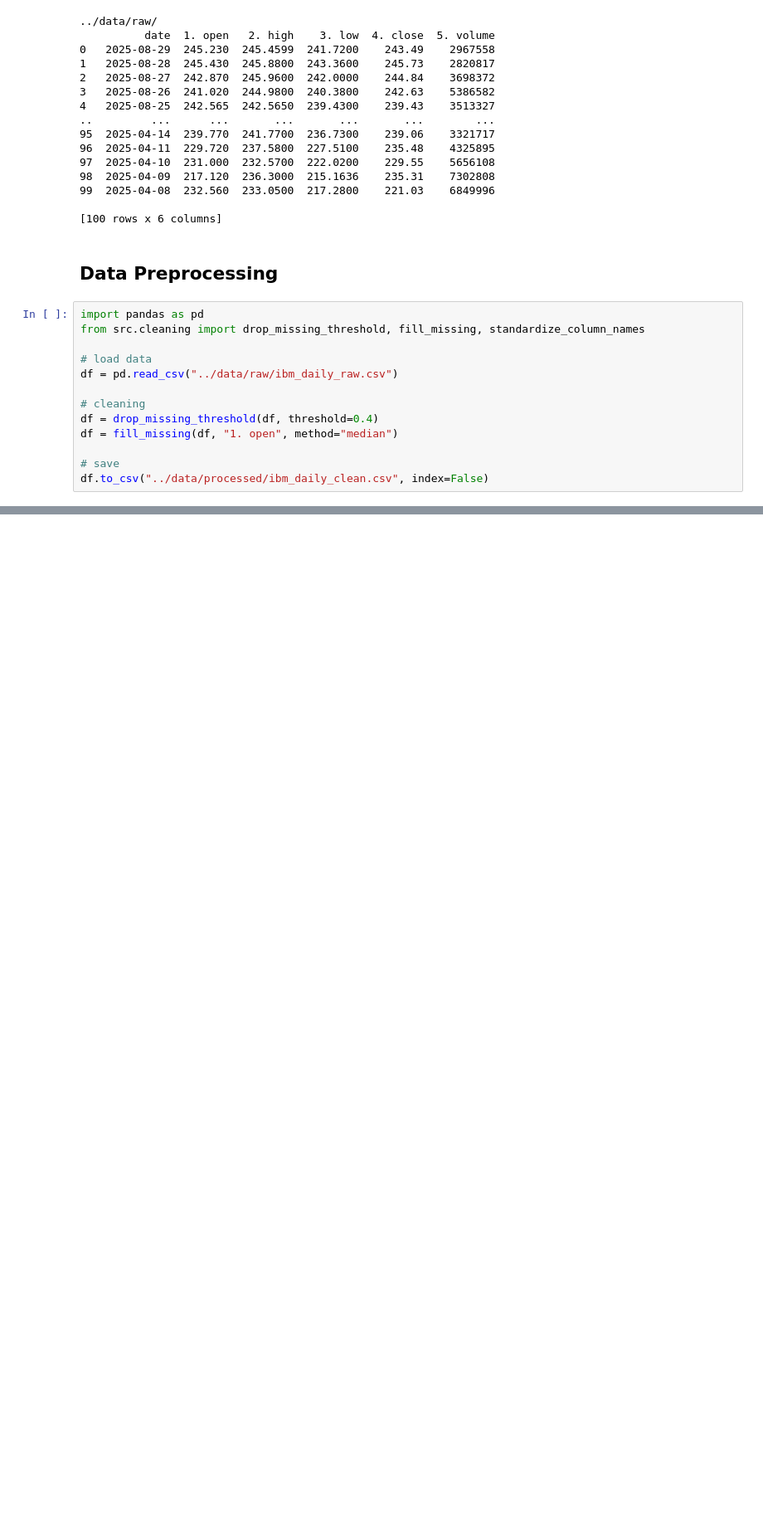
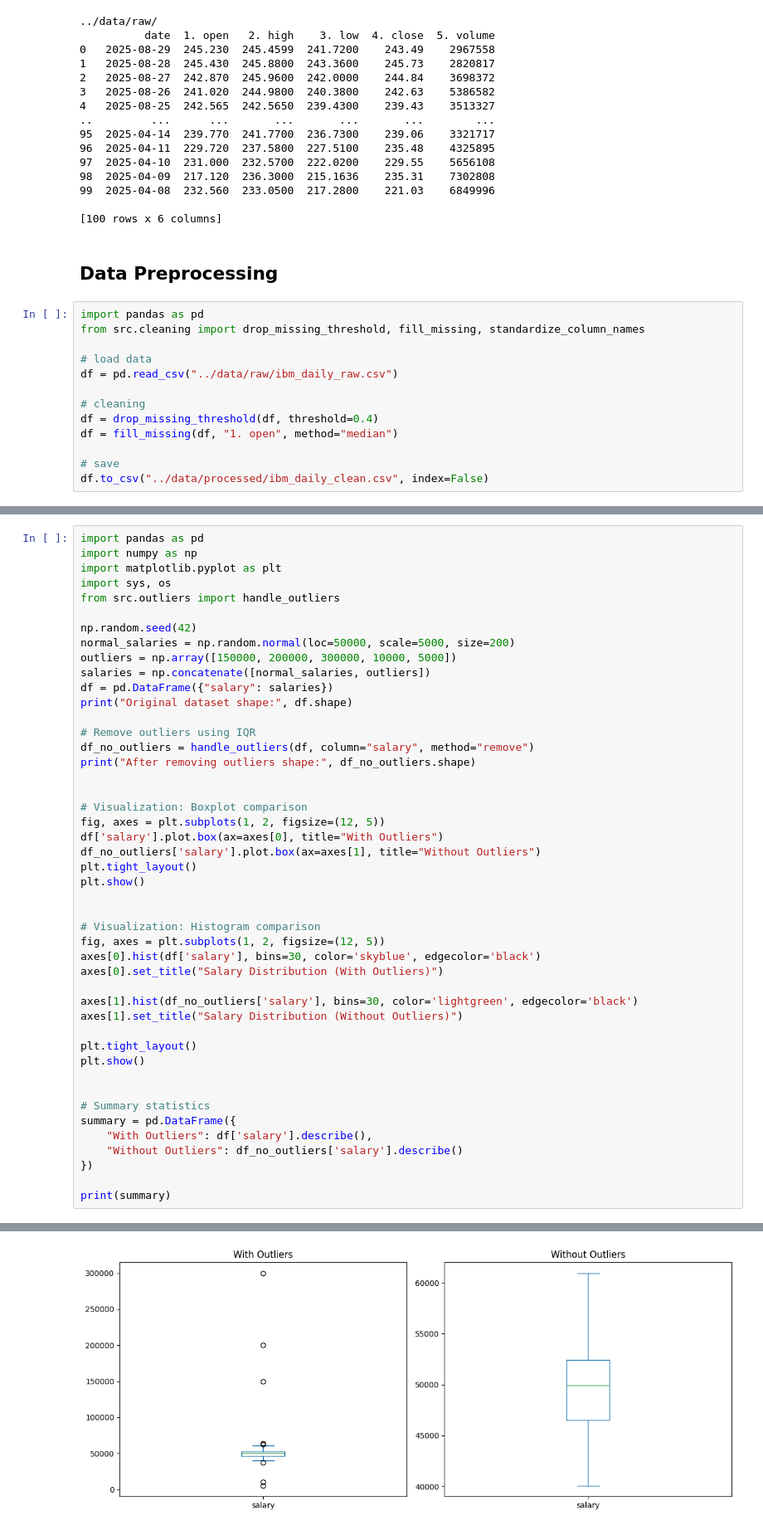
Before and after one commit to Nora6625/bootcamp_kaimeng_guo, a Jupyter notebook: project/notebooks/python_fundamentals_summary.ipynb, the cells around one changed output, grey strips where cells are left out. Shown at 83% size. Cells and saved outputs as stored; diff of their text form; blank space fills up the shorter version.

```diff
--- a/project/notebooks/python_fundamentals_summary.ipynb
+++ b/project/notebooks/python_fundamentals_summary.ipynb
@@ -152,0 +155,47 @@ df.to_csv("../data/processed/ibm_daily_clean.csv", index=False)
+# %%
+import pandas as pd
+import numpy as np
+import matplotlib.pyplot as plt
+import sys, os
+from src.outliers import handle_outliers
+
+np.random.seed(42)
+normal_salaries = np.random.normal(loc=50000, scale=5000, size=200)
+outliers = np.array([150000, 200000, 300000, 10000, 5000])
+salaries = np.concatenate([normal_salaries, outliers])
+df = pd.DataFrame({"salary": salaries})
+print("Original dataset shape:", df.shape)
+
+# Remove outliers using IQR
+df_no_outliers = handle_outliers(df, column="salary", method="remove")
+print("After removing outliers shape:", df_no_outliers.shape)
+
+
+# Visualization: Boxplot comparison
+fig, axes = plt.subplots(1, 2, figsize=(12, 5))
+df['salary'].plot.box(ax=axes[0], title="With Outliers")
+df_no_outliers['salary'].plot.box(ax=axes[1], title="Without Outliers")
+plt.tight_layout()
+plt.show()
+
+
+# Visualization: Histogram comparison
+fig, axes = plt.subplots(1, 2, figsize=(12, 5))
+axes[0].hist(df['salary'], bins=30, color='skyblue', edgecolor='black')
+axes[0].set_title("Salary Distribution (With Outliers)")
+
+axes[1].hist(df_no_outliers['salary'], bins=30, color='lightgreen', edgecolor='black')
+axes[1].set_title("Salary Distribution (Without Outliers)")
+
+plt.tight_layout()
+plt.show()
+
+
+# Summary statistics
+summary = pd.DataFrame({
+    "With Outliers": df['salary'].describe(),
+    "Without Outliers": df_no_outliers['salary'].describe()
+})
+
+print(summary)
+# %% [output]
@@ -152,0 +204 @@ df.to_csv("../data/processed/ibm_daily_clean.csv", index=False)
+[figure, added]
```
Also changed, not shown: parts of 13 cells of this notebook, 2 other files.
